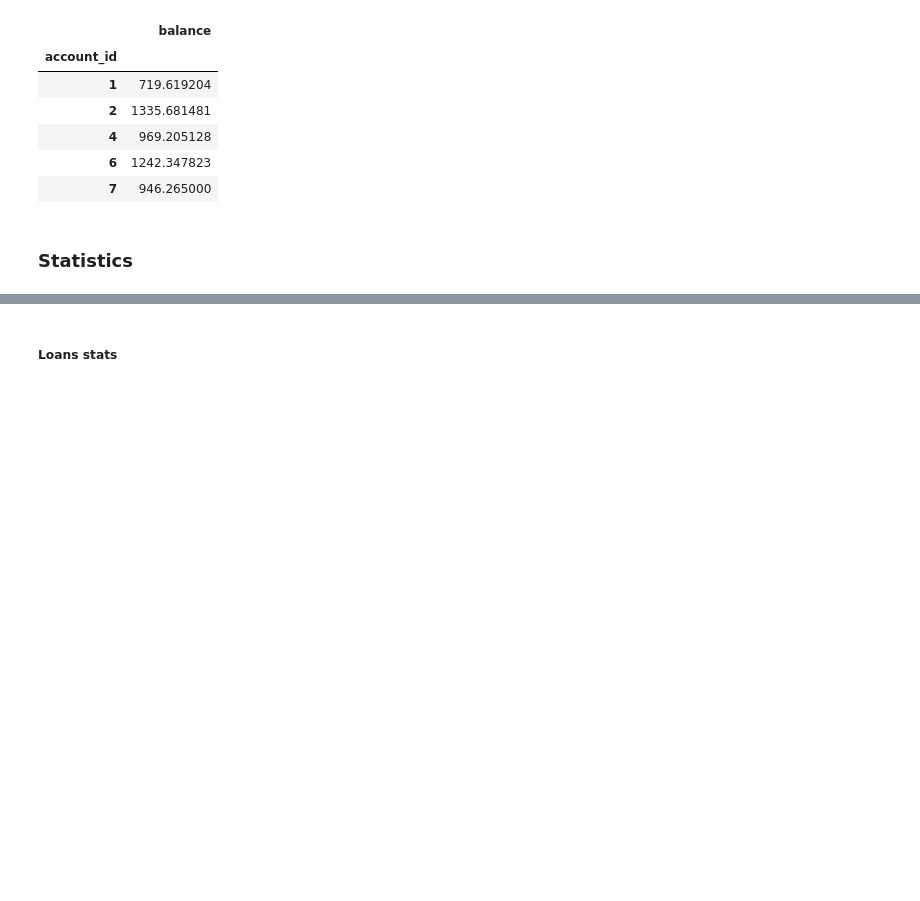
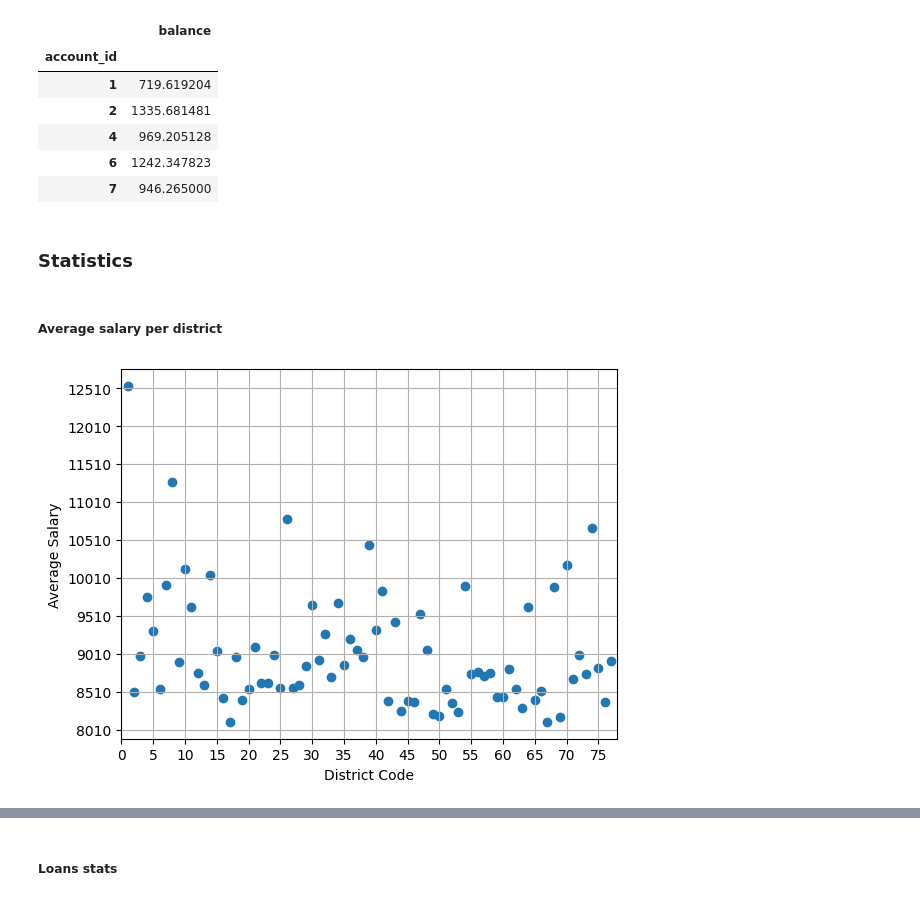
Before and after one commit to bdmendes/feup-ac-banking, a Jupyter notebook: project.ipynb, the cells around one changed output, grey strips where cells are left out. Drawn from its saved outputs; the diff is of its cells as text; code cells hidden in the pictures; blank space fills up the shorter version.

```diff
--- a/project.ipynb
+++ b/project.ipynb
@@ -177,3 +174,19 @@ average_account_balances.head()
 | 7 | 946.265000 |
 # %% [markdown]
 ### Statistics
+# %% [markdown]
+##### Average salary per district
+# %%
+import matplotlib.pyplot as plt
+
+plt.scatter(districts['code'], districts['average salary'])
+
+plt.xlabel("District Code")
+plt.ylabel("Average Salary")
+plt.xticks(np.arange(0, districts.shape[0], 5))
+plt.xlim(0, districts.shape[0] + 1)
+plt.yticks(np.arange(districts['average salary'].min() - 100, districts['average salary'].max() + 100, 500))
+plt.grid()
+plt.show()
+# %% [output]
+[figure, added]
```
Also changed, not shown: parts of 17 cells of this notebook.
